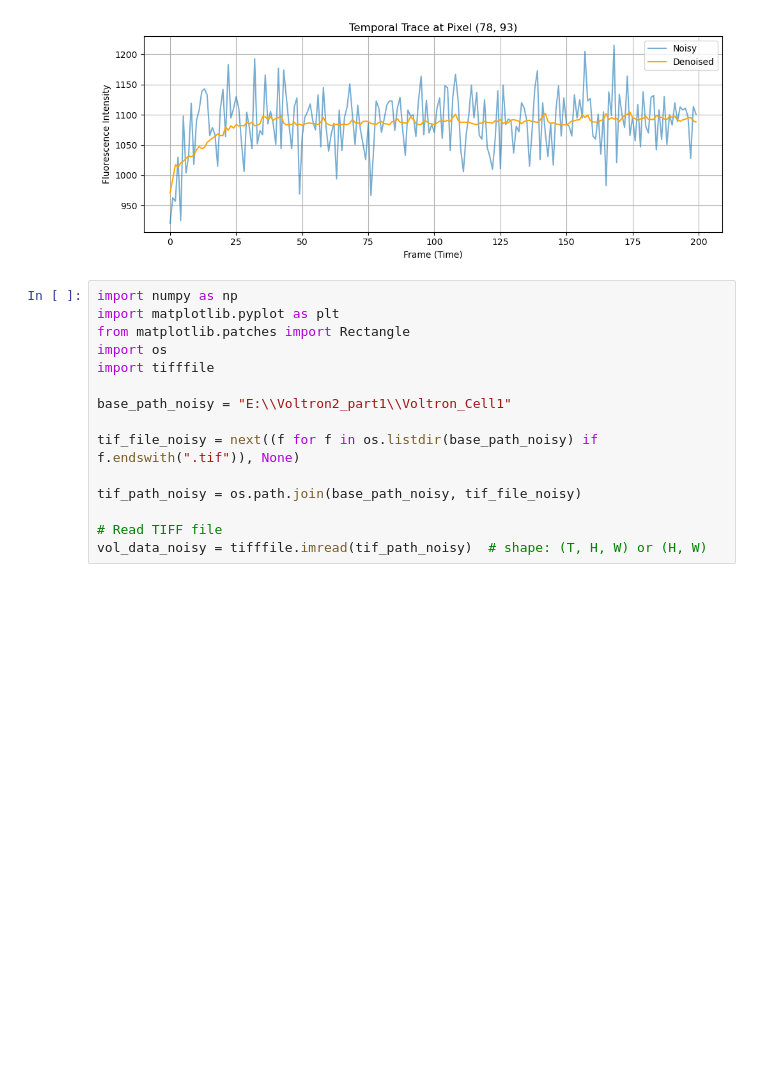
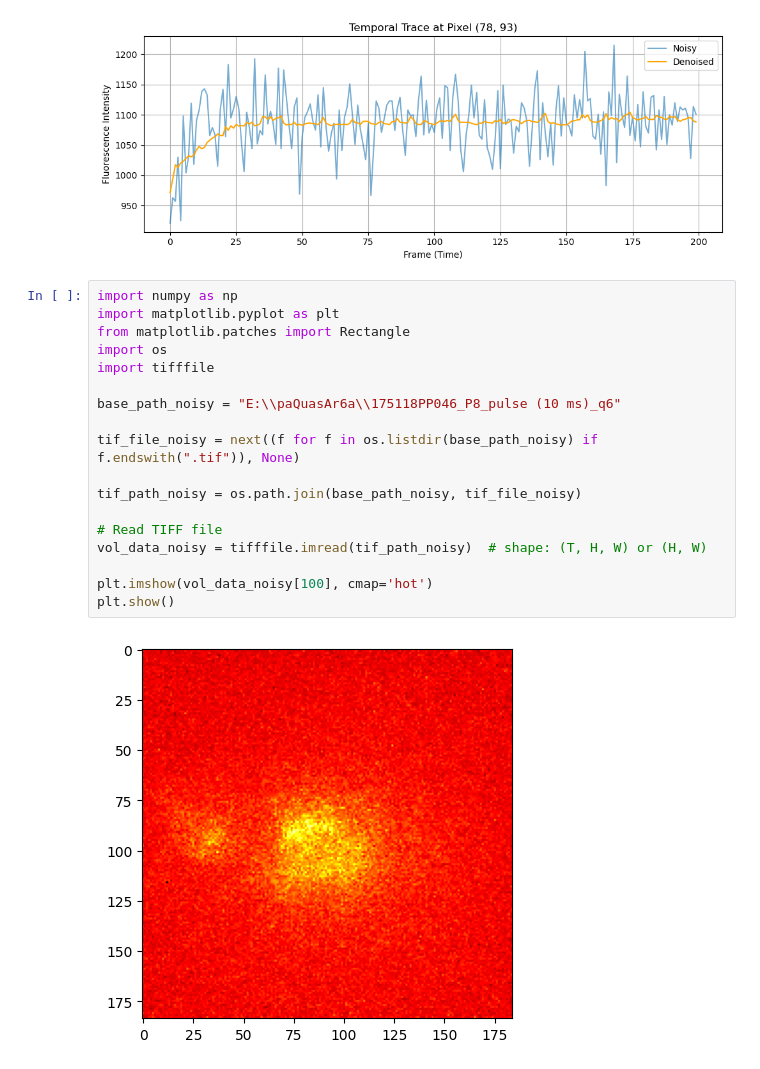
Before and after one commit to bhasub24/Denoising, a Jupyter notebook: exploration.ipynb, the cells around one changed output. Cells and saved outputs as stored; diff of their text form; blank space fills up the shorter version.

```diff
--- a/exploration.ipynb
+++ b/exploration.ipynb
@@ -119,15 +119,20 @@ plt.show()
 # %%
 import numpy as np
 import matplotlib.pyplot as plt
 from matplotlib.patches import Rectangle
 import os
 import tifffile
 
-base_path_noisy = "E:\\Voltron2_part1\\Voltron_Cell1"
+base_path_noisy = "E:\\paQuasAr6a\\175118PP046_P8_pulse (10 ms)_q6"
 
 tif_file_noisy = next((f for f in os.listdir(base_path_noisy) if f.endswith(".tif")), None)
 
 tif_path_noisy = os.path.join(base_path_noisy, tif_file_noisy)
 
 # Read TIFF file
 vol_data_noisy = tifffile.imread(tif_path_noisy)  # shape: (T, H, W) or (H, W)
+
+plt.imshow(vol_data_noisy[100], cmap='hot')
+plt.show()
+# %% [output]
+[figure, added]
```
Also changed, not shown: parts of 15 cells of this notebook, 18 other files.
